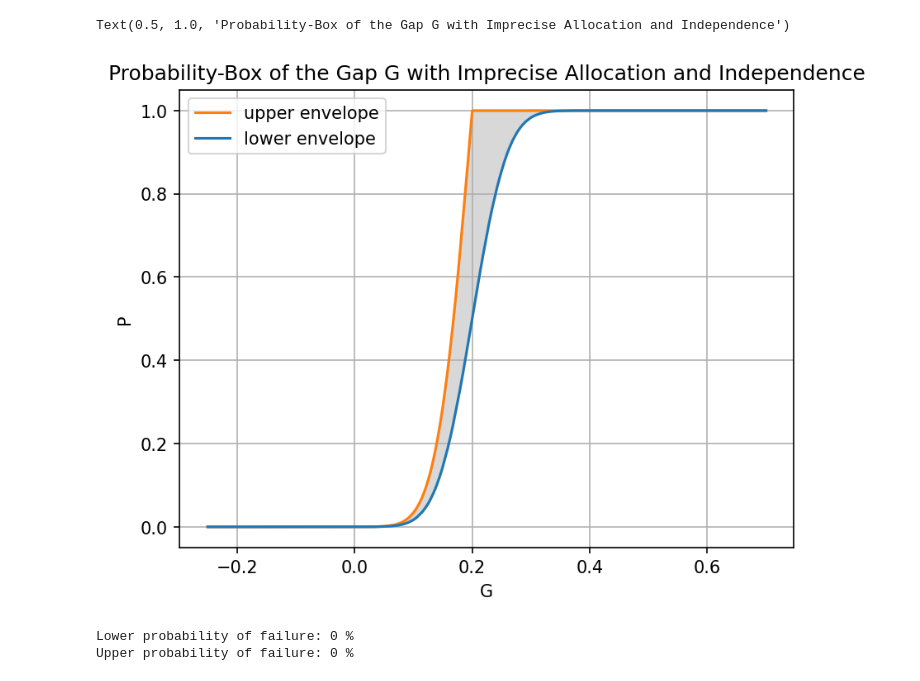
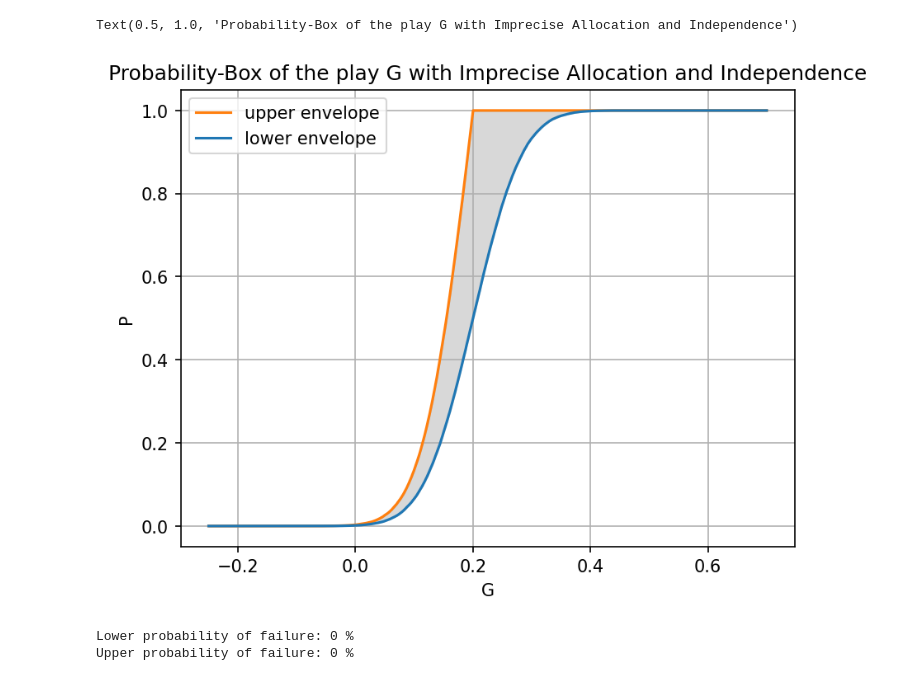
Before and after one commit to Kramer84/otaf, a Jupyter notebook: notebooks/AnalyticalModels/Analytical_2D_Reference_Assembly_4DOF.ipynb, the cells around one changed output. Cells and saved outputs as stored; diff of their text form; code cells hidden in the pictures.

```diff
--- a/notebooks/AnalyticalModels/Analytical_2D_Reference_Assembly_4DOF.ipynb
+++ b/notebooks/AnalyticalModels/Analytical_2D_Reference_Assembly_4DOF.ipynb
@@ -60,5 +62,7 @@ X1 = 99.8  # Nominal Length of the male piece
 X2 = 100  # Nominal Length of the female piece
 X3 = 10.0  # Nominal width of the pieces
 j = X2 - X1  # Nominal play between pieces.
-T = 0.2  # Tolerance for X1 and X2. (95% conform)  (= t/2)
+T = 0.2 * np.sqrt(2) # Tolerance for X1 and X2. (95% conform)  (= t/2)
 t_ = T / 2
+
+Cm = 1 # Process capability
@@ -137,13 +122,0 @@ j_lim3 = (X2 - (np.sqrt(0.5) * e_pos + np.sqrt(0.5) * e_ori) - X1)
-# %%
-graph = j_lim1.drawCDF(x_min, x_max)
-graph = otaf.plotting.set_graph_legends(
-    graph, x_title="j", y_title="P", title="Some cases for the distribution of the play"
-)
-graph.add(j_lim2.drawCDF(x_min, x_max))
-graph.add(j_lim3.drawCDF(x_min, x_max))
-graph = otaf.plotting.set_graph_legends(
-    graph,
-    legends=["POS 1 ORI 0", "POS 0 ORI 1", "POS 0.5 ORI 0.5"],
-    colors=["red", "blue", "orange"],
-)
-view = ot.viewer.View(graph, pixelsize=(1100, 750))
@@ -170,20 +122,0 @@ distributions_1Feature = list(map(ot.UserDefined, sample_gap_1Feature))
-# %%
-colors1 = [["grey"]] * lambda_1_smp.getSize()
-legends1 = [""] * lambda_1_smp.getSize()
-
-sup_data1, inf_data1 = otaf.distribution.compute_sup_inf_distributions(distributions_1Feature, x_min, x_max)
-
-graph_full_1 = otaf.plotting.plot_combined_CDF(distributions_1Feature, x_min, x_max, colors1, legends1)
-
-graph_full_1 = otaf.plotting.set_graph_legends(
-    graph_full_1,
-    x_title="j",
-    y_title="P",
-    title="Position and orientation for one feature without correlation",
-    legends=[""] * len(distributions_1Feature),
-)
-
-graph_full_1.add(ot.Curve(inf_data1, "blue", "solid", 1.5, "lower envelope"))
-graph_full_1.add(ot.Curve(sup_data1, "red", "solid", 1.5, "upper envelope"))
-
-view = ot.viewer.View(graph_full_1, pixelsize=(1100, 750))
@@ -212,7 +150,7 @@ ij_list = np.sqrt(np.array([[np.append(lambda_2_ar[i], lambda_2_ar[j]) for i in
 lambda_2_smp = ot.Sample(ij_list)
 # %%
 # Monte Carlo sample size and random generator seed
-size_MC2 = int(1e6)
+size_MC2 = int(1e5)
 ot.RandomGenerator.SetSeed(888)
 
 # Get the composed normal defect distribution
@@ -275,21 +213,21 @@ view = ot.viewer.View(graph_full_2, pixelsize=(1100, 750))
 # %%
 # %matplotlib qt
 fig3 = plt.figure(dpi=150)
 
 ax3 = fig3.add_subplot(1, 1, 1)
 ax3.plot(sup_data2[:, 0], sup_data2[:, 1], color="tab:orange", label="upper envelope")
 ax3.plot(inf_data2[:, 0], inf_data2[:, 1], color="tab:blue", label="lower envelope")
 ax3.grid(True)
 ax3.fill_between(
     inf_data2[:, 0], inf_data2[:, 1], sup_data2[:, 1], color="gray", alpha=0.3
 )
 ax3.set_xlabel("G")
 ax3.set_ylabel("P")
 ax3.legend()
-ax3.set_title("Probability-Box of the Gap G with Imprecise Allocation and Independence")
+ax3.set_title("Probability-Box of the play G with Imprecise Allocation and Independence")
 # %% [output]
-Text(0.5, 1.0, 'Probability-Box of the Gap G with Imprecise Allocation and Independence')
+Text(0.5, 1.0, 'Probability-Box of the play G with Imprecise Allocation and Independence')
-[figure, old version]
+[figure, new version]
 # %%
 print("Lower probability of failure:", round(otaf.distribution.get_prob_below_threshold(inf_data2)), "%")
 print("Upper probability of failure:", round(otaf.distribution.get_prob_below_threshold(sup_data2)), "%")
```
Also changed, not shown: parts of 27 cells of this notebook, 3 other files.
